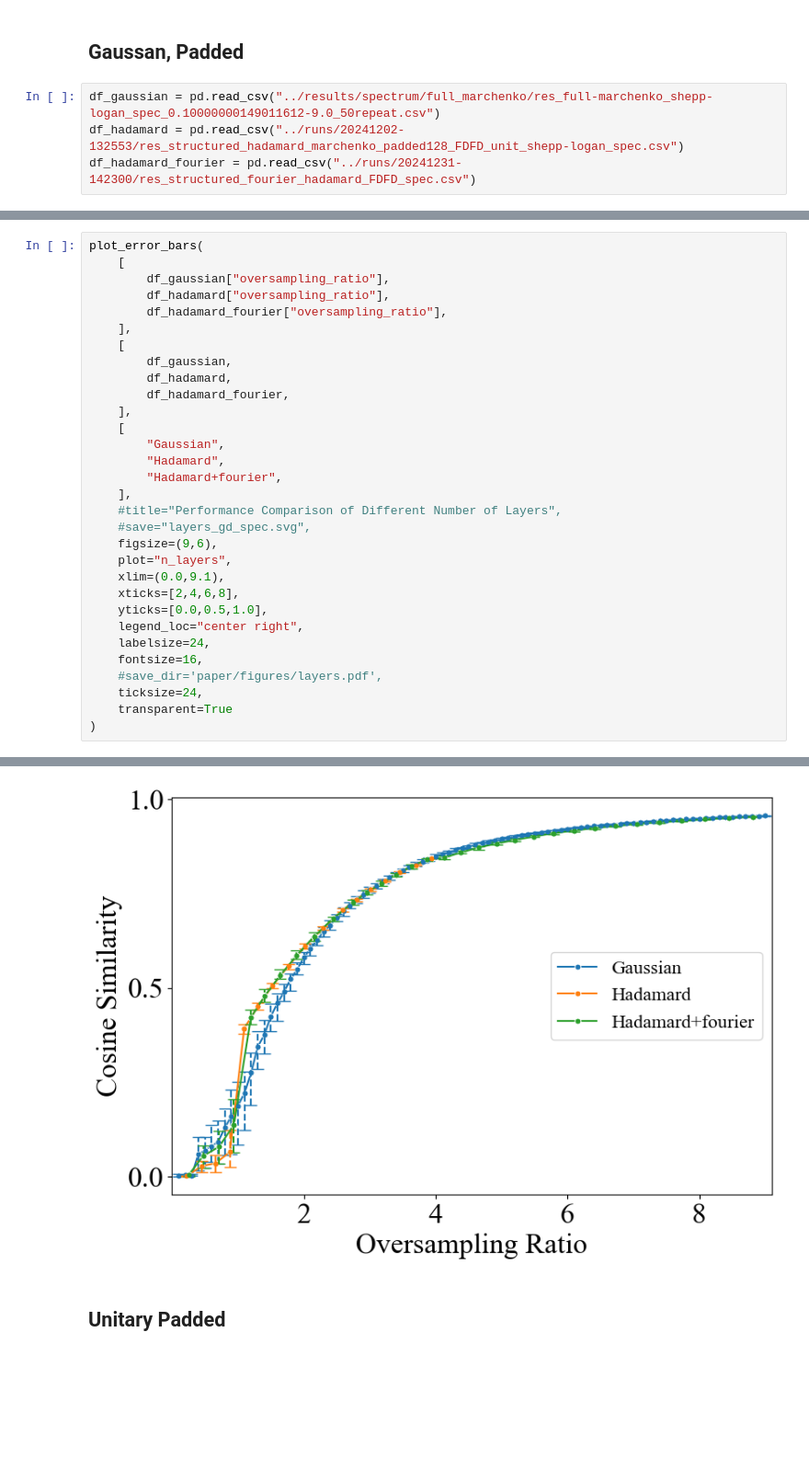
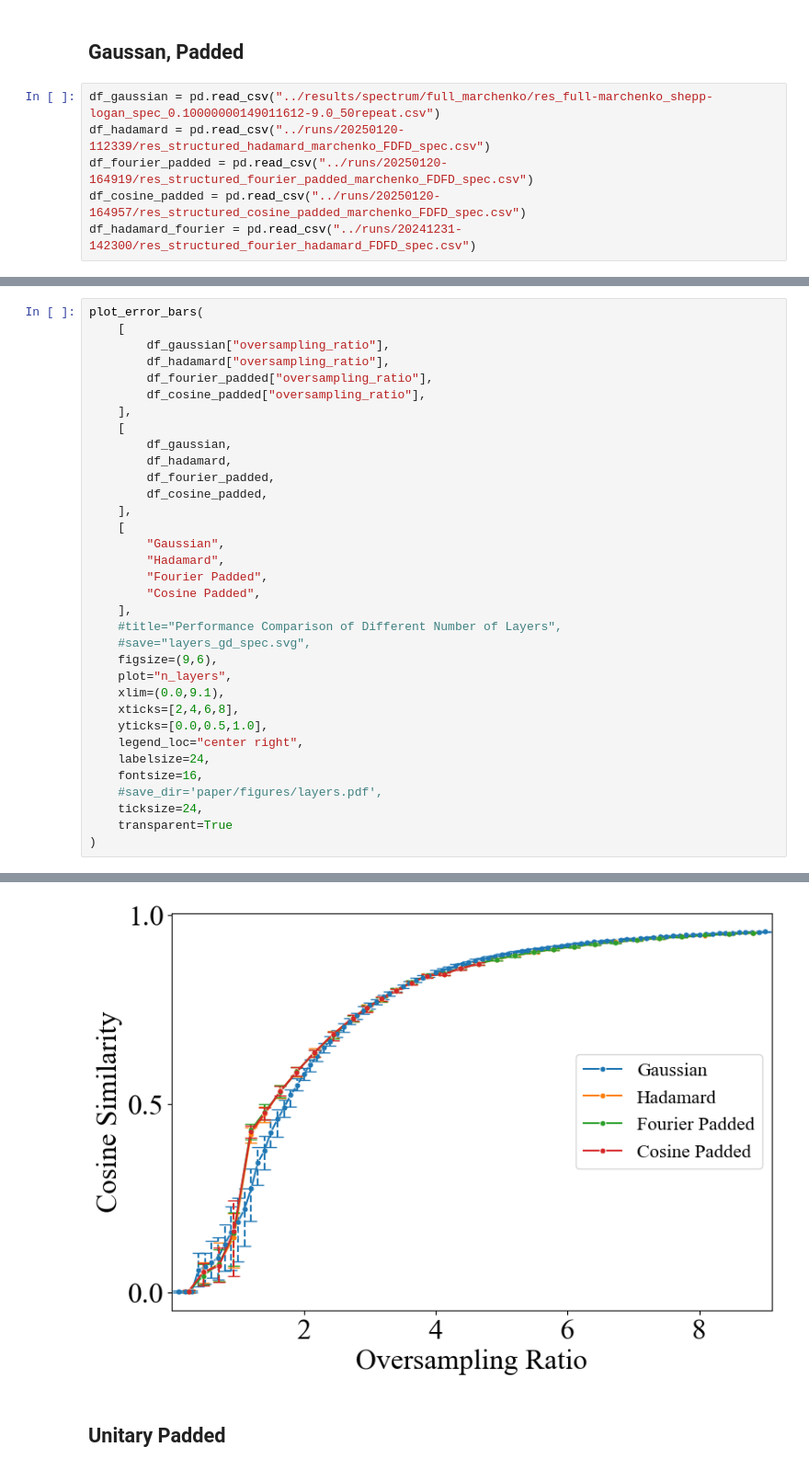
Before and after one commit to zhiyhucode/deepinv, a Jupyter notebook: experimental/notebooks/visualization.ipynb, the cells around one changed output, grey strips where cells are left out. Shown at 92% size. Cells and saved outputs as stored; diff of their text form; blank space fills up the shorter version.

```diff
--- a/experimental/notebooks/visualization.ipynb
+++ b/experimental/notebooks/visualization.ipynb
@@ -481,6 +481,8 @@ fourier new
 ## Gaussan, Padded
 # %%
 df_gaussian = pd.read_csv("../results/spectrum/full_marchenko/res_full-marchenko_shepp-logan_spec_0.10000000149011612-9.0_50repeat.csv")
-df_hadamard = pd.read_csv("../runs/20241202-132553/res_structured_hadamard_marchenko_padded128_FDFD_unit_shepp-logan_spec.csv")
+df_hadamard = pd.read_csv("../runs/20250120-112339/res_structured_hadamard_marchenko_FDFD_spec.csv")
+df_fourier_padded = pd.read_csv("../runs/20250120-164919/res_structured_fourier_padded_marchenko_FDFD_spec.csv")
+df_cosine_padded = pd.read_csv("../runs/20250120-164957/res_structured_cosine_padded_marchenko_FDFD_spec.csv")
 df_hadamard_fourier = pd.read_csv("../runs/20241231-142300/res_structured_fourier_hadamard_FDFD_spec.csv")
 # %%
@@ -490,17 +492,20 @@ plot_error_bars(
     [
         df_gaussian["oversampling_ratio"],
         df_hadamard["oversampling_ratio"],
-        df_hadamard_fourier["oversampling_ratio"],
+        df_fourier_padded["oversampling_ratio"],
+        df_cosine_padded["oversampling_ratio"],
     ],
     [
         df_gaussian,
         df_hadamard,
-        df_hadamard_fourier,
+        df_fourier_padded,
+        df_cosine_padded,
     ],
     [
         "Gaussian",
         "Hadamard",
-        "Hadamard+fourier",
+        "Fourier Padded",
+        "Cosine Padded",
     ],
     #title="Performance Comparison of Different Number of Layers",
     #save="layers_gd_spec.svg",
@@ -526,4 +533,4 @@ Hadamard+fourier
-[figure, old version]
+[figure, new version]
 # %% [markdown]
 ## Unitary Padded
 # %%
```
Also changed, not shown: parts of 6 cells of this notebook, 4 other files.
